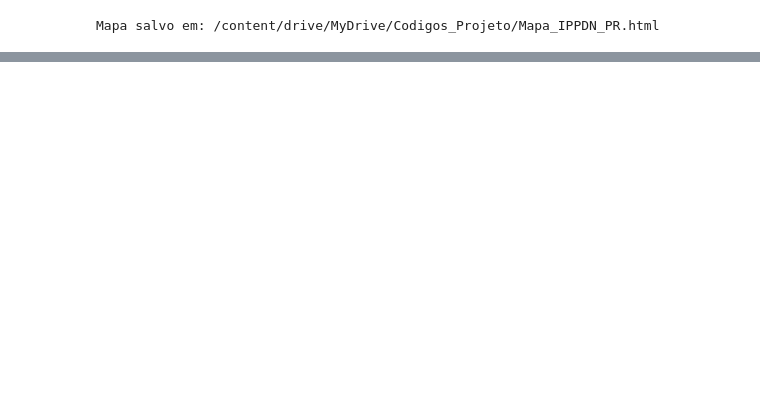
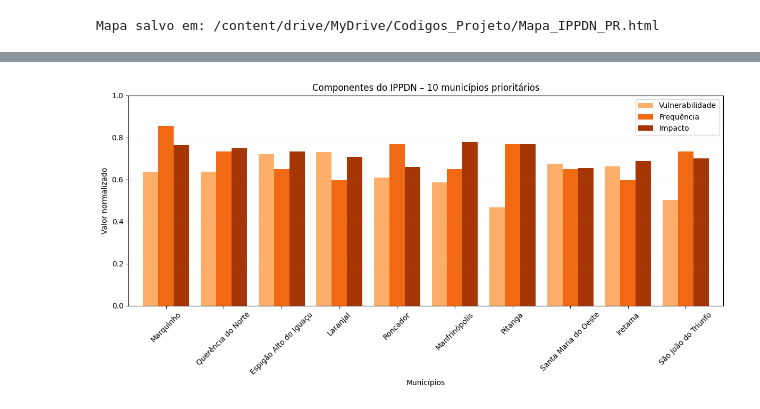
Before and after one commit to vzuza/codigos_amanha, a Jupyter notebook: indice_prioridade_preventiva.ipynb, the cells around one changed output, grey strips where cells are left out. Drawn from its saved outputs; the diff is of its cells as text; code cells hidden in the pictures; blank space fills up the shorter version.

```diff
--- a/indice_prioridade_preventiva.ipynb
+++ b/indice_prioridade_preventiva.ipynb
@@ -817,0 +925,26 @@ Mapa salvo em: /content/drive/MyDrive/Codigos_Projeto/Mapa_IPPDN_PR.html
+# %%
+#Comparação dos componentes por município
+
+top10 = df_ippdn.nlargest(10, 'IPPDN')
+
+fig, ax = plt.subplots(figsize=(12, 6))
+
+top10.set_index('municipio')[['V', 'F', 'I']].plot(
+    kind='bar',
+    ax=ax,
+    color=['#fdae6b', '#f16913', '#a63603'],
+    width=0.8
+)
+
+ax.set_title('Componentes do IPPDN – 10 municípios prioritários')
+ax.set_ylabel('Valor normalizado')
+ax.set_xlabel('Municípios')
+ax.set_ylim(0, 1)
+ax.legend(['Vulnerabilidade', 'Frequência', 'Impacto'])
+ax.tick_params(axis='x', rotation=45)
+ax.grid(axis='y', alpha=0.2)
+
+plt.tight_layout()
+plt.show()
+# %% [output]
+[figure, added]
```
Also changed, not shown: parts of 4 cells of this notebook.
